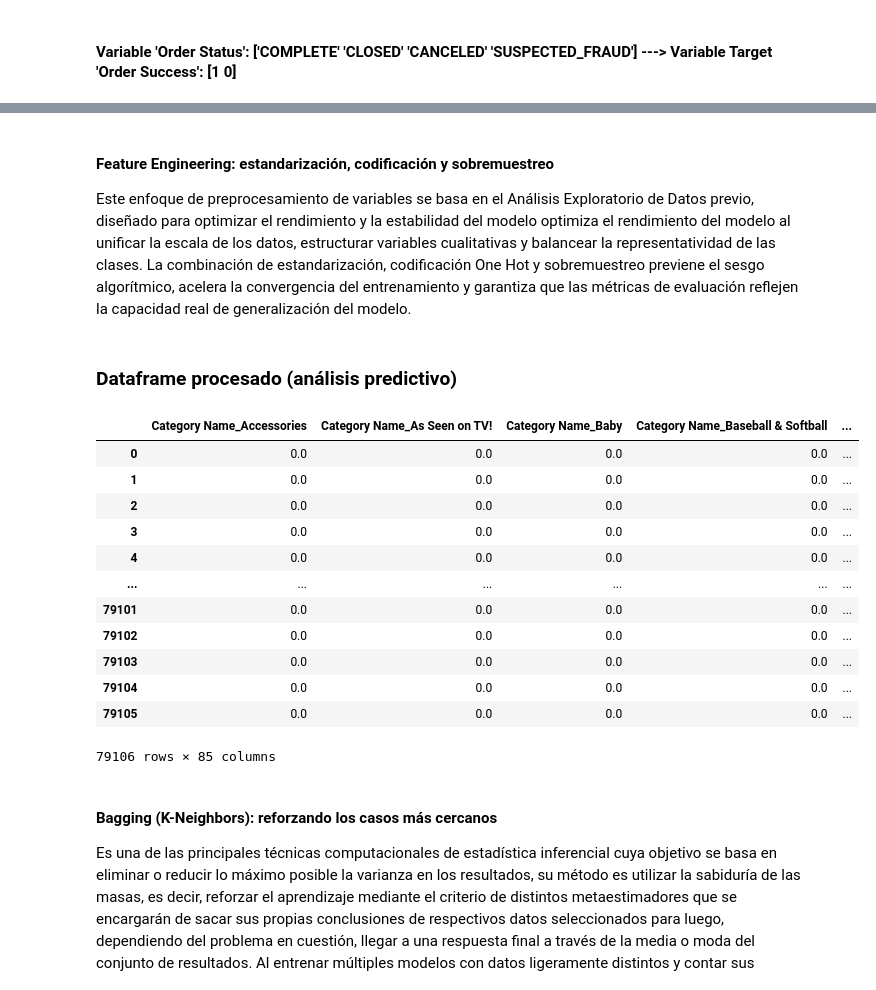
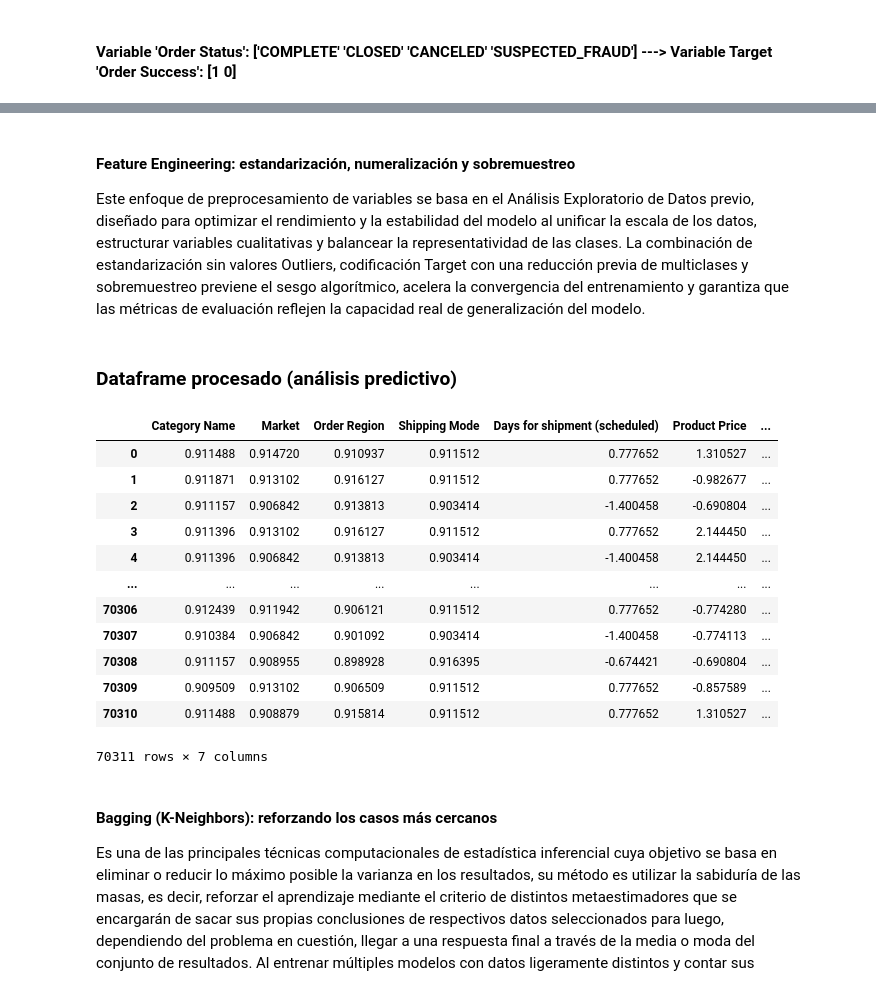
Before and after one commit to genagithub/proyecto-4, a Jupyter notebook: proyecto_4_risk_scoring.ipynb, the cells around one changed output, grey strips where cells are left out. Cells and saved outputs as stored; diff of their text form; code cells hidden in the pictures.

```diff
--- a/proyecto_4_risk_scoring.ipynb
+++ b/proyecto_4_risk_scoring.ipynb
@@ -6,18 +6,19 @@ import matplotlib.pyplot as plt
 import numpy as np
 import pandas as pd
 import plotly.graph_objects as go
-import dash
-from dash import html, dcc
-from dash.dependencies import Output, Input, State
+# import dash
+# from dash import html, dcc
+# from dash.dependencies import Output, Input, State
 from sklearn.model_selection import train_test_split
+from category_encoders import TargetEncoder
+from sklearn.preprocessing import StandardScaler
 from imblearn.over_sampling import SMOTE
-from sklearn.preprocessing import OneHotEncoder, StandardScaler
 from sklearn.decomposition import PCA
 from sklearn.neighbors import KNeighborsClassifier
 from sklearn.ensemble import BaggingClassifier
 
 
-df_original = pd.read_csv("data/commercial_planning.csv", encoding="latin-1")
+df_original = pd.read_csv("/content/commercial_planning.csv", encoding="latin-1")
 
 display(Markdown("### Estructura y consistencia de los datos"))
 info_df = pd.DataFrame({
@@ -92,49 +107,66 @@ plt.show()
 # %% [markdown]
-#### Feature Engineering: estandarización, codificación y sobremuestreo
-Este enfoque de preprocesamiento de variables se basa en el Análisis Exploratorio de Datos previo, diseñado para optimizar el rendimiento y la estabilidad del modelo optimiza el rendimiento del modelo al unificar la escala de los datos, estructurar variables cualitativas y balancear la representatividad de las clases. La combinación de estandarización, codificación One Hot y sobremuestreo previene el sesgo algorítmico, acelera la convergencia del entrenamiento y garantiza que las métricas de evaluación reflejen la capacidad real de generalización del modelo.
+#### Feature Engineering: estandarización, numeralización y sobremuestreo
+Este enfoque de preprocesamiento de variables se basa en el Análisis Exploratorio de Datos previo, diseñado para optimizar el rendimiento y la estabilidad del modelo al unificar la escala de los datos, estructurar variables cualitativas y balancear la representatividad de las clases. La combinación de estandarización sin valores Outliers, codificación Target con una reducción previa de multiclases y sobremuestreo previene el sesgo algorítmico, acelera la convergencia del entrenamiento y garantiza que las métricas de evaluación reflejen la capacidad real de generalización del modelo.
 # %%
 df = df_original.copy()
 df.drop(columns=["Order Status","Order Item Discount"], inplace=True)
 df = df.reset_index(drop=True)
+
+Q1_discount_radio = df["Discount Ratio"].quantile(0.25)
+Q3_discount_radio = df["Discount Ratio"].quantile(0.75)
+IQR_discount_radio = Q3_discount_radio - Q1_discount_radio
+df = df.loc[~((df["Discount Ratio"] < (Q1_discount_radio - 1.5 * IQR_discount_radio)) | (df["Discount Ratio"] > (Q3_discount_radio + 1.5 * IQR_discount_radio))),:]
+
+Q1_product_price = df["Product Price"].quantile(0.25)
+Q3_product_price = df["Product Price"].quantile(0.75)
+IQR_product_price = Q3_product_price - Q1_product_price
+df = df.loc[~((df["Product Price"] < (Q1_product_price - 1.5 * IQR_product_price)) | (df["Product Price"] > (Q3_product_price + 1.5 * IQR_product_price))),:]
 
 categorical_vars = ["Category Name", "Market", "Order Region", "Shipping Mode"]
 numeric_vars = ["Days for shipment (scheduled)", "Product Price", "Discount Ratio"]
 
 X_train, X_test, y_train, y_test = train_test_split(df[categorical_vars + numeric_vars],
                                                     df["Order Success"],
                                                     test_size=0.2,
                                                     random_state=42,
                                                     stratify=df["Order Success"])
 
+umbral = 0.01
+categories_distribution = X_train["Category Name"].value_counts(normalize=True)
+valid_categories = categories_distribution[categories_distribution > umbral].index
+
+X_train["Category Name"] = X_train["Category Name"].where(X_train["Category Name"].isin(valid_categories), "OTHERS")
+X_test["Category Name"] = X_test["Category Name"].where(X_test["Category Name"].isin(valid_categories), "OTHERS")
+
 scaler = StandardScaler()
 X_train_num = scaler.fit_transform(X_train[numeric_vars])
 X_train_num = pd.DataFrame(X_train_num, columns=numeric_vars, index=X_train.index)
 
-encoder = OneHotEncoder(handle_unknown="ignore", sparse_output=False).set_output(transform="pandas")
-X_train_cat = encoder.fit_transform(X_train[categorical_vars])
+encoder = TargetEncoder(cols=categorical_vars)
+X_train_cat = encoder.fit_transform(X_train[categorical_vars], y_train)
 
 X_train_processed = pd.concat([X_train_cat, X_train_num], axis=1)
 
 smote = SMOTE(sampling_strategy=0.25, random_state=42)
 X_train_processed_balanced, y_train = smote.fit_resample(X_train_processed, y_train)
 
 display(Markdown("### Dataframe procesado (análisis predictivo)"))
 display(X_train_processed_balanced)
 # %% [output]
 ### Dataframe procesado (análisis predictivo)
-|  | Category Name_Accessories | Category Name_As Seen on TV! | Category Name_Baby | Category Name_Baseball & Softball | ... |
-| 0 | 0.0 | 0.0 | 0.0 | 0.0 | ... |
-| 1 | 0.0 | 0.0 | 0.0 | 0.0 | ... |
-| 2 | 0.0 | 0.0 | 0.0 | 0.0 | ... |
-| 3 | 0.0 | 0.0 | 0.0 | 0.0 | ... |
-| 4 | 0.0 | 0.0 | 0.0 | 0.0 | ... |
-| ... | ... | ... | ... | ... | ... |
-| 79101 | 0.0 | 0.0 | 0.0 | 0.0 | ... |
-| 79102 | 0.0 | 0.0 | 0.0 | 0.0 | ... |
-| 79103 | 0.0 | 0.0 | 0.0 | 0.0 | ... |
-| 79104 | 0.0 | 0.0 | 0.0 | 0.0 | ... |
-| 79105 | 0.0 | 0.0 | 0.0 | 0.0 | ... |
+|  | Category Name | Market | Order Region | Shipping Mode | Days for shipment (scheduled) | Product Price | ... |
+| 0 | 0.911488 | 0.914720 | 0.910937 | 0.911512 | 0.777652 | 1.310527 | ... |
+| 1 | 0.911871 | 0.913102 | 0.916127 | 0.911512 | 0.777652 | -0.982677 | ... |
+| 2 | 0.911157 | 0.906842 | 0.913813 | 0.903414 | -1.400458 | -0.690804 | ... |
+| 3 | 0.911396 | 0.913102 | 0.916127 | 0.911512 | 0.777652 | 2.144450 | ... |
+| 4 | 0.911396 | 0.906842 | 0.913813 | 0.903414 | -1.400458 | 2.144450 | ... |
+| ... | ... | ... | ... | ... | ... | ... | ... |
+| 70306 | 0.912439 | 0.911942 | 0.906121 | 0.911512 | 0.777652 | -0.774280 | ... |
+| 70307 | 0.910384 | 0.906842 | 0.901092 | 0.903414 | -1.400458 | -0.774113 | ... |
+| 70308 | 0.911157 | 0.908955 | 0.898928 | 0.916395 | -0.674421 | -0.690804 | ... |
+| 70309 | 0.909509 | 0.913102 | 0.906509 | 0.911512 | 0.777652 | -0.857589 | ... |
+| 70310 | 0.911488 | 0.908879 | 0.915814 | 0.911512 | 0.777652 | 1.310527 | ... |
-79106 rows × 85 columns
+70311 rows × 7 columns
 # %% [markdown]
 #### Bagging (K-Neighbors): reforzando los casos más cercanos
 Es una de las principales técnicas computacionales de estadística inferencial cuya objetivo se basa en eliminar o reducir lo máximo posible la varianza en los resultados, su método es utilizar la sabiduría de las masas, es decir, reforzar el aprendizaje mediante el criterio de distintos metaestimadores que se encargarán de sacar sus propias conclusiones de respectivos datos seleccionados para luego, dependiendo del problema en cuestión, llegar a una respuesta final a través de la media o moda del conjunto de resultados. Al entrenar múltiples modelos con datos ligeramente distintos y contar sus resultados, el Bagging suaviza estas fluctuaciones. La agregación de los resultados cancela la varianza individual de cada modelo, resultando en un modelo de conjunto con un error de varianza significativamente menor.
```
Also changed, not shown: parts of 3 cells of this notebook.
